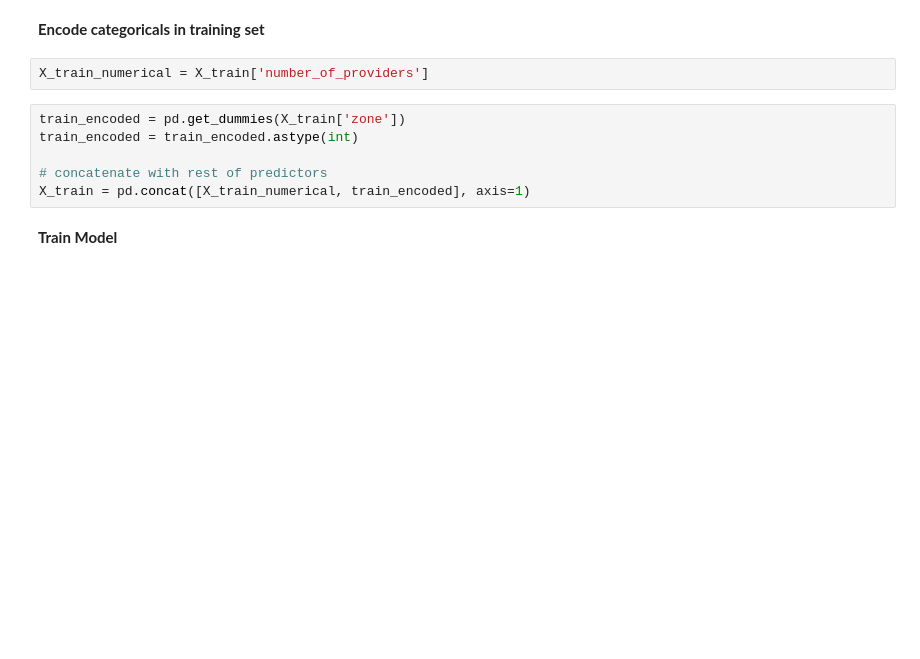
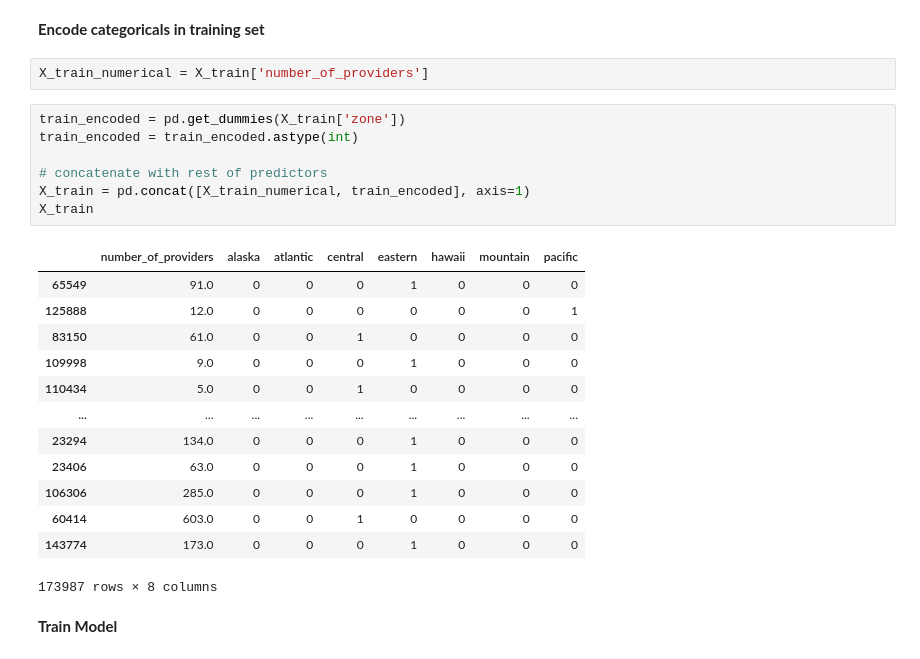
Before and after one commit to renaqd/team7-ADS502, a Jupyter notebook: team7-Classification.ipynb, the cells around one changed output. Cells and saved outputs as stored; diff of their text form; blank space fills up the shorter version.

```diff
--- a/team7-Classification.ipynb
+++ b/team7-Classification.ipynb
@@ -195,9 +199,24 @@ X_train_numerical = X_train['number_of_providers']
 # %%
 train_encoded = pd.get_dummies(X_train['zone'])
 train_encoded = train_encoded.astype(int)
 
 # concatenate with rest of predictors
 X_train = pd.concat([X_train_numerical, train_encoded], axis=1)
+X_train
+# %% [output]
+|  | number_of_providers | alaska | atlantic | central | eastern | hawaii | mountain | pacific |
+| 65549 | 91.0 | 0 | 0 | 0 | 1 | 0 | 0 | 0 |
+| 125888 | 12.0 | 0 | 0 | 0 | 0 | 0 | 0 | 1 |
+| 83150 | 61.0 | 0 | 0 | 1 | 0 | 0 | 0 | 0 |
+| 109998 | 9.0 | 0 | 0 | 0 | 1 | 0 | 0 | 0 |
+| 110434 | 5.0 | 0 | 0 | 1 | 0 | 0 | 0 | 0 |
+| ... | ... | ... | ... | ... | ... | ... | ... | ... |
+| 23294 | 134.0 | 0 | 0 | 0 | 1 | 0 | 0 | 0 |
+| 23406 | 63.0 | 0 | 0 | 0 | 1 | 0 | 0 | 0 |
+| 106306 | 285.0 | 0 | 0 | 0 | 1 | 0 | 0 | 0 |
+| 60414 | 603.0 | 0 | 0 | 1 | 0 | 0 | 0 | 0 |
+| 143774 | 173.0 | 0 | 0 | 0 | 1 | 0 | 0 | 0 |
+173987 rows × 8 columns
 # %% [markdown]
 **Train Model**
 # %%
```
Also changed, not shown: parts of 11 cells of this notebook.
